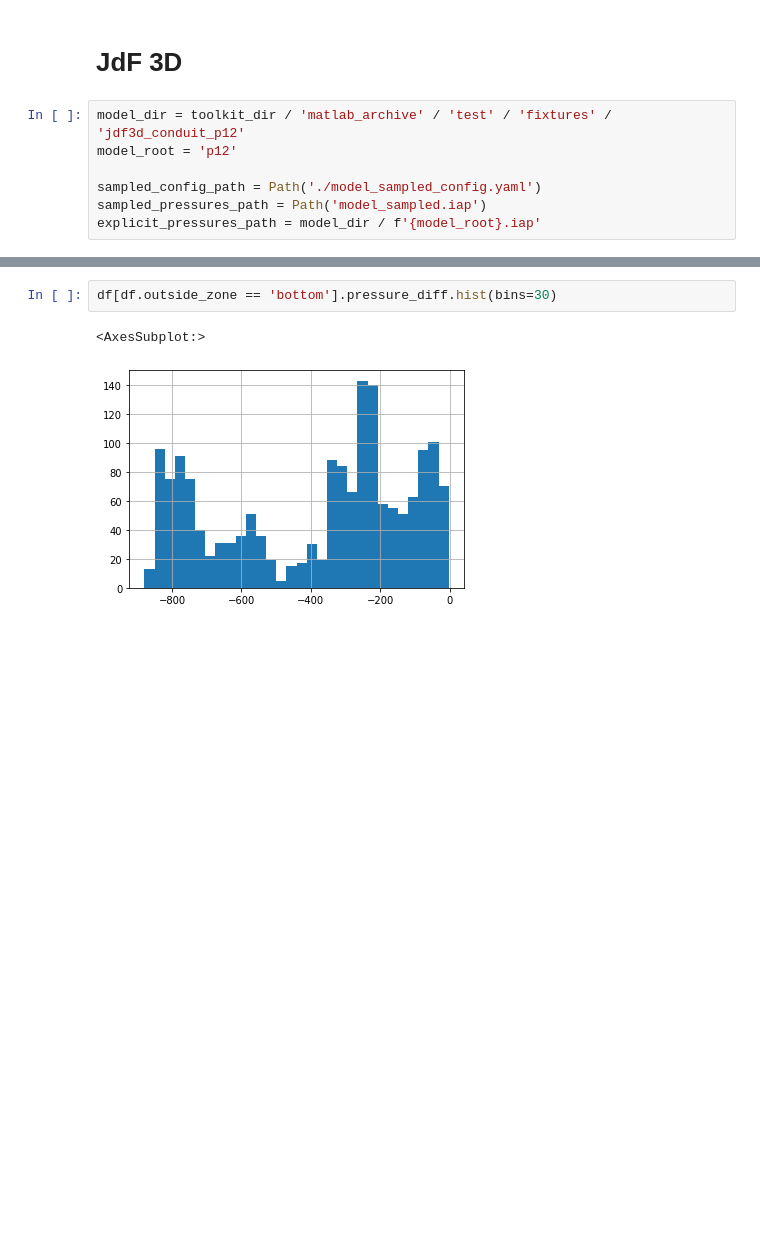
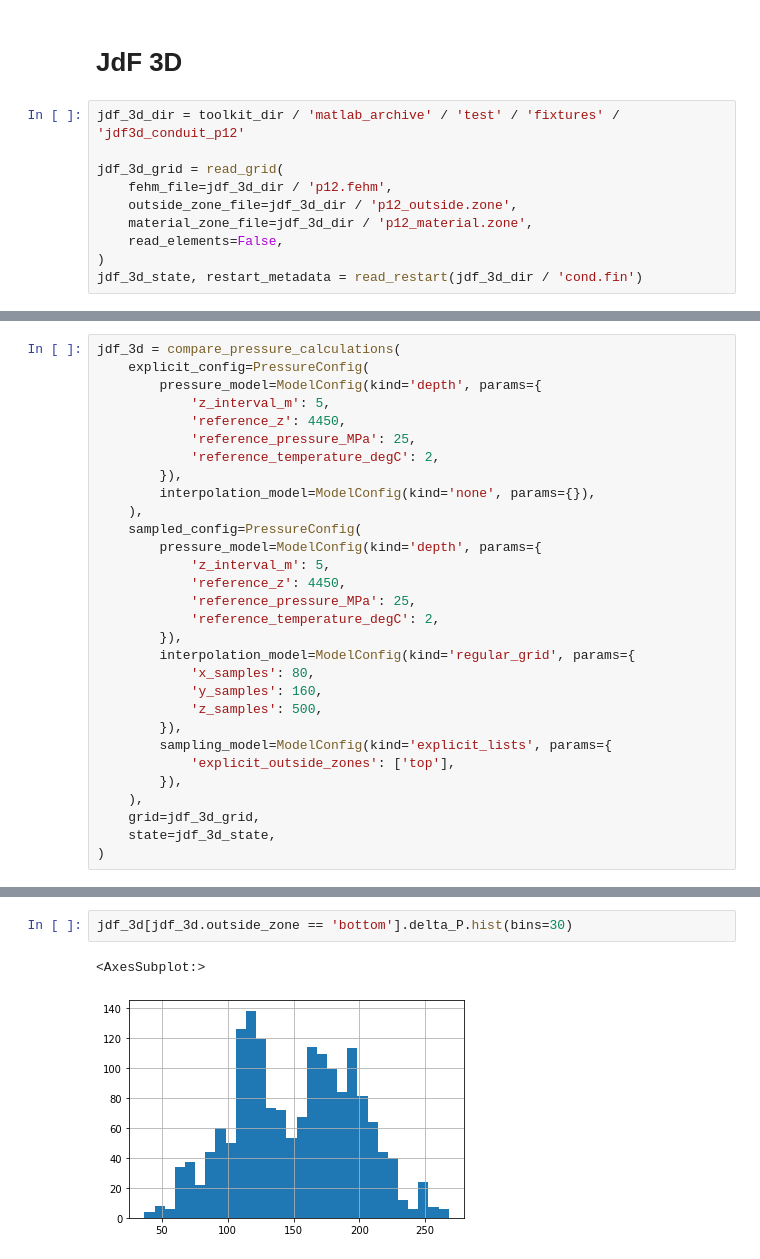
Before and after one commit to UCSC-Hydrogeology/fehmToolkit, a Jupyter notebook: analysis/hydrostatic_pressure_20220627/Hydrostatic pressure.ipynb, the cells around one changed output, grey strips where cells are left out. Saved outputs shown, nothing was run; the diff lists cells and outputs as text; blank space fills up the shorter version.

Commit message:
Update pressure analysis notebook

```diff
--- a/analysis/hydrostatic_pressure_20220627/Hydrostatic pressure.ipynb
+++ b/analysis/hydrostatic_pressure_20220627/Hydrostatic pressure.ipynb
@@ -251,9 +198,12 @@ df.pressure_diff.hist(bins=30)
 # %% [markdown]
 # JdF 3D
 # %%
-model_dir = toolkit_dir / 'matlab_archive' / 'test' / 'fixtures' / 'jdf3d_conduit_p12'
-model_root = 'p12'
+jdf_3d_dir = toolkit_dir / 'matlab_archive' / 'test' / 'fixtures' / 'jdf3d_conduit_p12'
 
-sampled_config_path = Path('./model_sampled_config.yaml')
-sampled_pressures_path = Path('model_sampled.iap')
-explicit_pressures_path = model_dir / f'{model_root}.iap'
+jdf_3d_grid = read_grid(
+    fehm_file=jdf_3d_dir / 'p12.fehm',
+    outside_zone_file=jdf_3d_dir / 'p12_outside.zone',
+    material_zone_file=jdf_3d_dir / 'p12_material.zone',
+    read_elements=False,
+)
+jdf_3d_state, restart_metadata = read_restart(jdf_3d_dir / 'cond.fin')
@@ -353,0 +210,30 @@ df['pressure_diff'] = df.sampled_pressures - df.explicit_pressures
+# %%
+jdf_3d = compare_pressure_calculations(
+    explicit_config=PressureConfig(
+        pressure_model=ModelConfig(kind='depth', params={
+            'z_interval_m': 5,
+            'reference_z': 4450,
+            'reference_pressure_MPa': 25,
+            'reference_temperature_degC': 2,
+        }),
+        interpolation_model=ModelConfig(kind='none', params={}),
+    ),
+    sampled_config=PressureConfig(
+        pressure_model=ModelConfig(kind='depth', params={
+            'z_interval_m': 5,
+            'reference_z': 4450,
+            'reference_pressure_MPa': 25,
+            'reference_temperature_degC': 2,
+        }),
+        interpolation_model=ModelConfig(kind='regular_grid', params={
+            'x_samples': 80,
+            'y_samples': 160,
+            'z_samples': 500,
+        }),
+        sampling_model=ModelConfig(kind='explicit_lists', params={
+            'explicit_outside_zones': ['top'],
+        }),
+    ),
+    grid=jdf_3d_grid,
+    state=jdf_3d_state,
+)
@@ -364,6 +268,6 @@ df[df.outside_zone == 'top'].pressure_diff.hist(bins=30)
 # %%
-df[df.outside_zone == 'bottom'].pressure_diff.hist(bins=30)
+jdf_3d[jdf_3d.outside_zone == 'bottom'].delta_P.hist(bins=30)
 # %% [output]
 <AxesSubplot:>
-[figure, old version]
+[figure, new version]
 # %%
```
Also changed, not shown: parts of 30 cells of this notebook.
